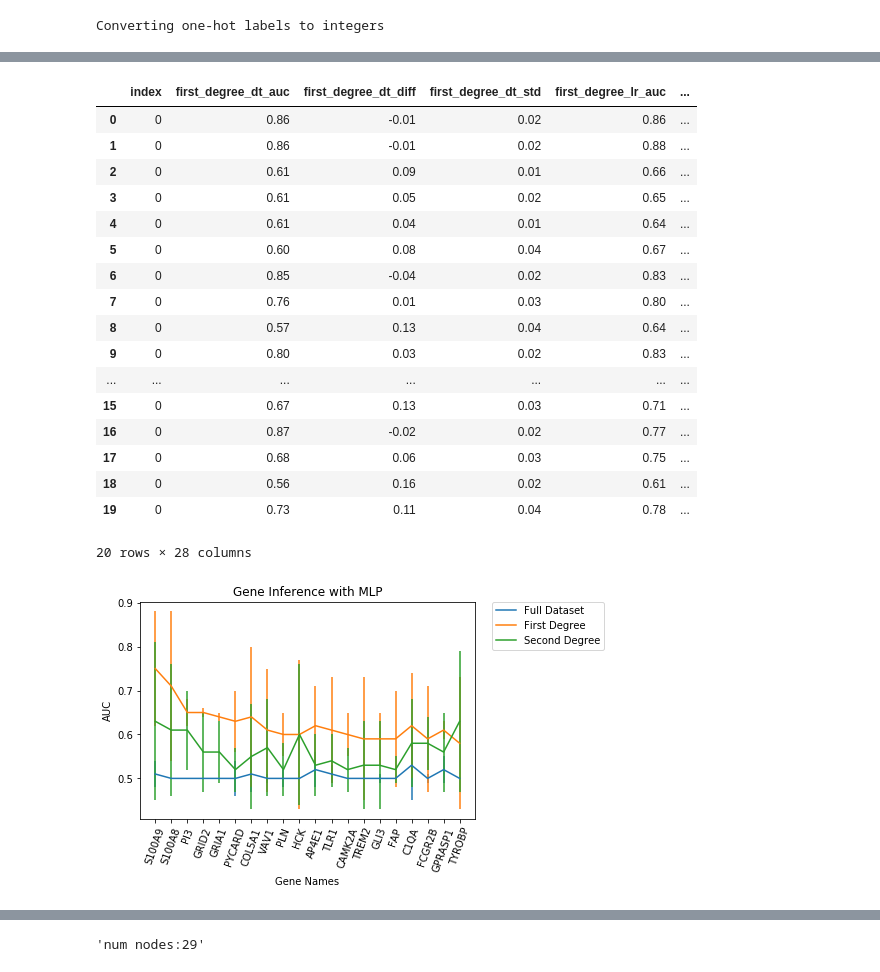
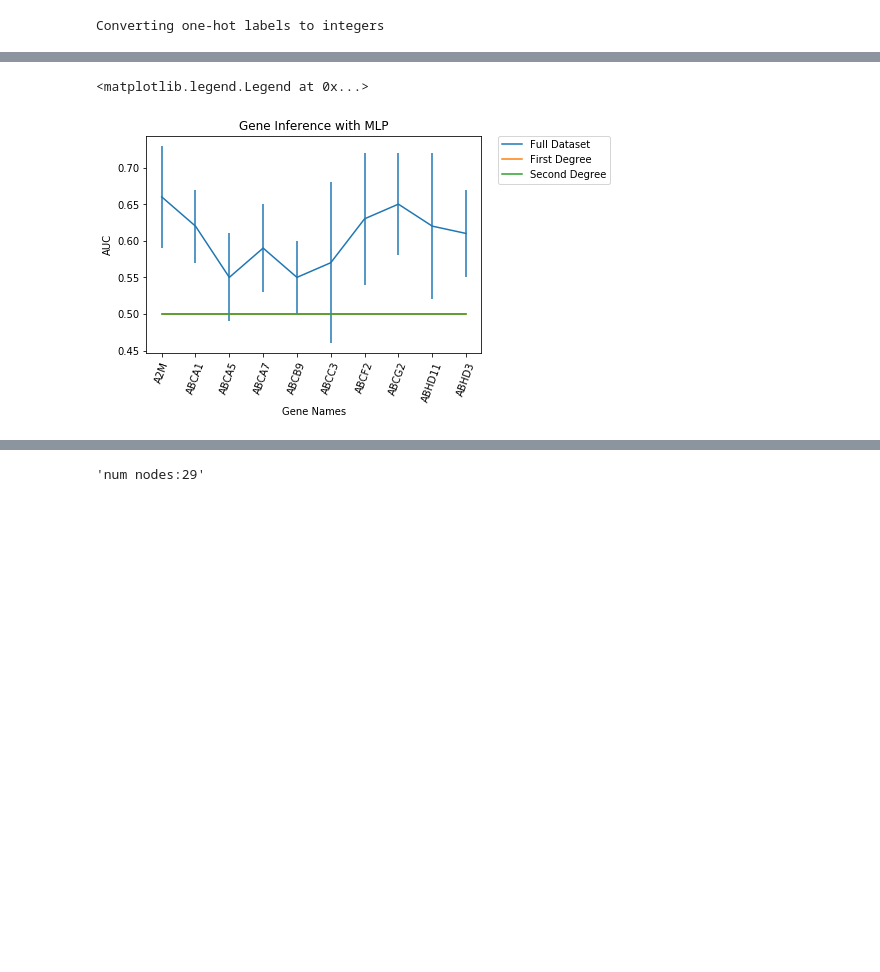
Before and after one commit to mila-iqia/gene-graph-conv, a Jupyter notebook: gene_inference.ipynb, the cells around one changed output, grey strips where cells are left out. Drawn from its saved outputs; the diff is of its cells as text; code cells hidden in the pictures; blank space fills up the shorter version.

```diff
--- a/gene_inference.ipynb
+++ b/gene_inference.ipynb
@@ -213,13 +62,10 @@ Index([u'first_degree_dt_auc', u'first_degree_dt_diff', u'first_degree_dt_std',
 # %%
 lr_df = all_genes.loc[all_genes.loc[:, 'first_degree_lr_diff'] < -0.05]
 lr_df = lr_df.sort_values(['first_degree_lr_diff'])
-lr_df = lr_df.reset_index()
 
 mlp_df = all_genes.loc[all_genes.loc[:, 'first_degree_mlp_auc'] - all_genes.loc[:, 'full_mlp_auc'] > 0.05]
 mlp_df = mlp_df.sort_values(['first_degree_mlp_diff'])
-mlp_df = mlp_df.reset_index()
 
 
 dt_df = all_genes.loc[all_genes.loc[:, 'first_degree_dt_auc'] - all_genes.loc[:, 'full_dt_auc'] > 0.05]
 dt_df = dt_df.sort_values(['first_degree_dt_diff'])
-dt_df = dt_df.reset_index()
@@ -293,39 +110,18 @@ plt.legend((line1[0], line2[0], line3[0]), ('Full Dataset', 'First Degree', 'Sec
 # %%
 #mlp
-mlp_df = mlp_df[0:20]
 plt.figure()
-line1 = plt.errorbar(mlp_df.index, mlp_df['full_mlp_auc'], xerr=0, yerr=mlp_df['full_mlp_std'])
-line2 = plt.errorbar(mlp_df.index, mlp_df['first_degree_mlp_auc'], xerr=0, yerr=mlp_df['first_degree_mlp_std'])
-line3 = plt.errorbar(mlp_df.index, mlp_df['second_degree_mlp_auc'], xerr=0, yerr=mlp_df['second_degree_mlp_std'])
+line1 = plt.errorbar(mlp_df.index, mlp_df['auc'], xerr=0, yerr=mlp_df['std'])
+line2 = plt.errorbar(mlp_df.index, mlp_df['first_degree_auc'], xerr=0, yerr=mlp_df['first_degree_std'])
+line3 = plt.errorbar(mlp_df.index, mlp_df['second_degree_auc'], xerr=0, yerr=mlp_df['second_degree_std'])
 
 width = 0.2
 plt.xticks(mlp_df.index, mlp_df['gene_name'], rotation=70)
 plt.title("Gene Inference with MLP")
 plt.ylabel("AUC")
 plt.xlabel("Gene Names")
-
-# Legend
 plt.legend((line1[0], line2[0], line3[0]), ('Full Dataset', 'First Degree', 'Second Degree'), bbox_to_anchor=(1.05, 1), loc=2, borderaxespad=0., fontsize=10)
-mlp_df
 # %% [output]
-|  | index | first_degree_dt_auc | first_degree_dt_diff | first_degree_dt_std | first_degree_lr_auc | ... |
-| 0 | 0 | 0.86 | -0.01 | 0.02 | 0.86 | ... |
-| 1 | 0 | 0.86 | -0.01 | 0.02 | 0.88 | ... |
-| 2 | 0 | 0.61 | 0.09 | 0.01 | 0.66 | ... |
-| 3 | 0 | 0.61 | 0.05 | 0.02 | 0.65 | ... |
-| 4 | 0 | 0.61 | 0.04 | 0.01 | 0.64 | ... |
-| 5 | 0 | 0.60 | 0.08 | 0.04 | 0.67 | ... |
-| 6 | 0 | 0.85 | -0.04 | 0.02 | 0.83 | ... |
-| 7 | 0 | 0.76 | 0.01 | 0.03 | 0.80 | ... |
-| 8 | 0 | 0.57 | 0.13 | 0.04 | 0.64 | ... |
-| 9 | 0 | 0.80 | 0.03 | 0.02 | 0.83 | ... |
-| ... | ... | ... | ... | ... | ... | ... |
-| 15 | 0 | 0.67 | 0.13 | 0.03 | 0.71 | ... |
-| 16 | 0 | 0.87 | -0.02 | 0.02 | 0.77 | ... |
-| 17 | 0 | 0.68 | 0.06 | 0.03 | 0.75 | ... |
-| 18 | 0 | 0.56 | 0.16 | 0.02 | 0.61 | ... |
-| 19 | 0 | 0.73 | 0.11 | 0.04 | 0.78 | ... |
-20 rows × 28 columns
+<matplotlib.legend.Legend at 0x...>
-[figure, old version]
+[figure, new version]
 # %%
 # Decision Tree
```
Also changed, not shown: parts of 21 cells of this notebook, 4 other files.
